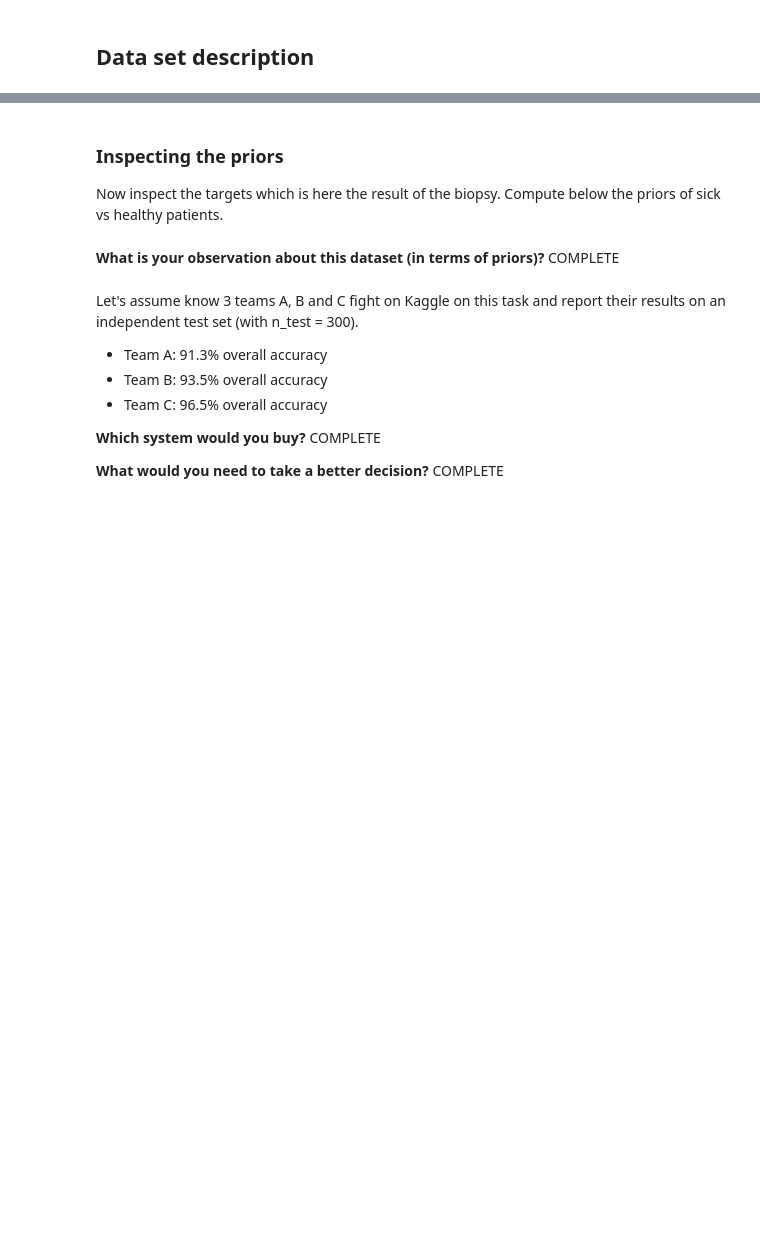
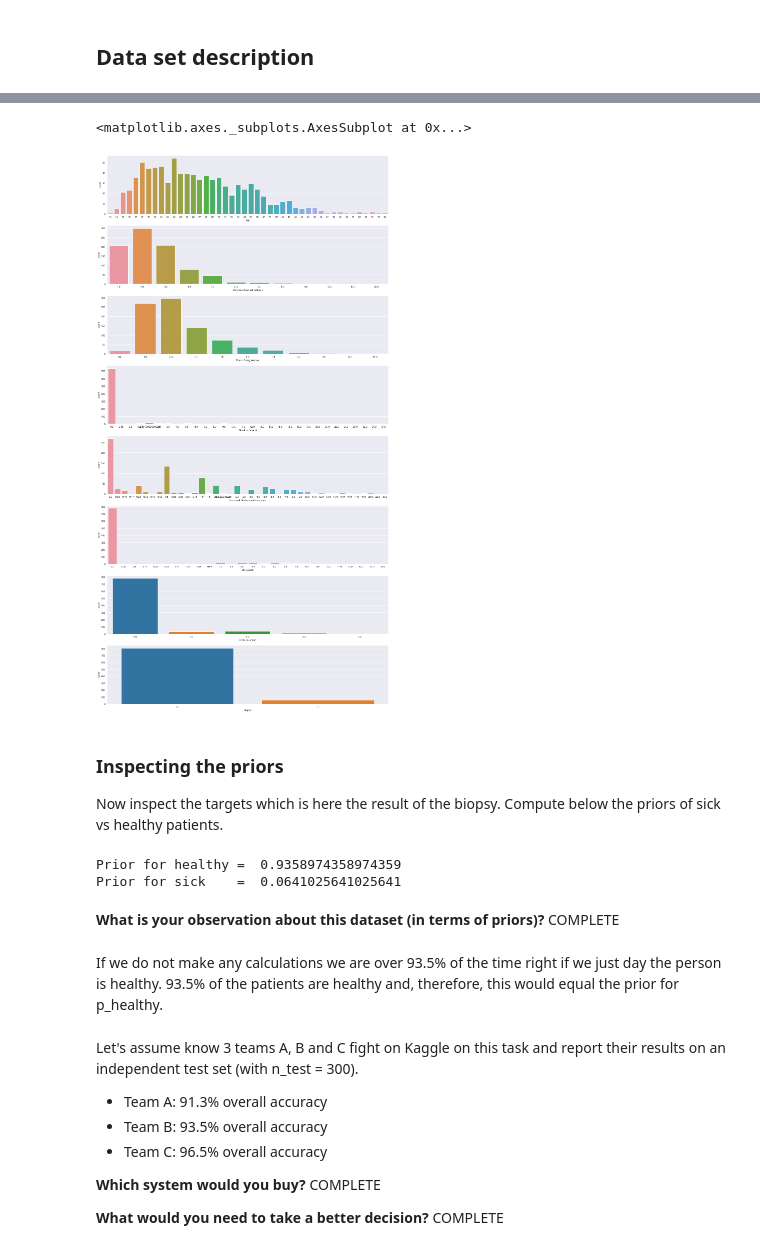
Before and after one commit to sebastianhaeni/deep-learning, a Jupyter notebook: 04/cervical_simplified_stud.ipynb, the cells around one changed output, grey strips where cells are left out. Saved outputs shown, nothing was run; the diff lists cells and outputs as text; code cells hidden in the pictures; blank space fills up the shorter version.

```diff
--- a/04/cervical_simplified_stud.ipynb
+++ b/04/cervical_simplified_stud.ipynb
@@ -36,5 +107,6 @@ df_fullna.isnull().sum() #check NaN counts in different columns
 # 2. Data-preprocessing
 # %%
 df = df_fullna  #making temporary save
-df = df.convert_objects(convert_numeric=True) #turn data into numeric type for computation
-df.info() # Now it's all numeric type, and we are ready for computation and fill NaN.
+#df = df.convert_objects(convert_numeric=True) #turn data into numeric type for computation
+df = df.apply(pd.to_numeric, errors="coerce")
+df.info()  # Now it's all numeric type, and we are ready for computation and fill NaN.
@@ -73,5 +184,9 @@ df['STDs: Time since last diagnosis'] = df['STDs: Time since last diagnosis'].fi
 # %%
 # for categorical variable
-df = pd.get_dummies(data=df, columns=['Smokes','Hormonal Contraceptives','IUD','STDs',
-                                      'Dx:Cancer','Dx:CIN','Dx:HPV','Dx','Hinselmann','Citology','Schiller'])
+df = pd.get_dummies(data=df,
+                    columns=[
+                        'Smokes', 'Hormonal Contraceptives', 'IUD', 'STDs',
+                        'Dx:Cancer', 'Dx:CIN', 'Dx:HPV', 'Dx', 'Hinselmann',
+                        'Citology', 'Schiller'
+                    ])
 # %%
@@ -90,13 +253,18 @@ df.describe()
 # %%
-fig, (ax1,ax2,ax3,ax4,ax5,ax6,ax7,ax8) = plt.subplots(8,1,figsize=(20,40))
+fig, (ax1, ax2, ax3, ax4, ax5, ax6, ax7, ax8) = plt.subplots(8,
+                                                             1,
+                                                             figsize=(20, 40))
 sns.countplot(x='Age', data=df, ax=ax1)
 sns.countplot(x='Number of sexual partners', data=df, ax=ax2)
 sns.countplot(x='Num of pregnancies', data=df, ax=ax3)
 sns.countplot(x='Smokes (years)', data=df, ax=ax4)
 sns.countplot(x='Hormonal Contraceptives (years)', data=df, ax=ax5)
 sns.countplot(x='IUD (years)', data=df, ax=ax6)
 sns.countplot(x='STDs (number)', data=df, ax=ax7)
 sns.countplot(x='Biopsy', data=df, ax=ax8)
+# %% [output]
+<matplotlib.axes._subplots.AxesSubplot at 0x...>
+[figure, added]
 # %% [markdown]
 ### Inspecting the priors
 Now inspect the targets which is here the result of the biopsy. Compute below the priors of sick vs healthy patients.
@@ -104,16 +272,22 @@ Now inspect the targets which is here the result of the biopsy. Compute below th
 targets = np.array(df['Biopsy'])
 
 ### START Your code here
+p_sick = np.sum(targets) / (targets.size)
 
-
-
+p_healthy = 1 - p_sick
 
 ### END Your code here
 
 print('Prior for healthy = ', p_healthy)
 print('Prior for sick    = ', p_sick)
+# %% [output]
+Prior for healthy =  0.9358974358974359
+Prior for sick    =  0.0641025641025641
 # %% [markdown]
 **What is your observation about this dataset (in terms of priors)?**  COMPLETE
+# %% [markdown]
+If we do not make any calculations we are over 93.5% of the time right if we just day the person is healthy.
+93.5% of the patients are healthy and, therefore, this would equal the prior for p_healthy.
 # %% [markdown]
 Let's assume know 3 teams A, B and C fight on Kaggle on this task and report their results on an independent test set (with n_test = 300).
  - Team A: 91.3% overall accuracy
```
Also changed, not shown: parts of 13 cells of this notebook.
